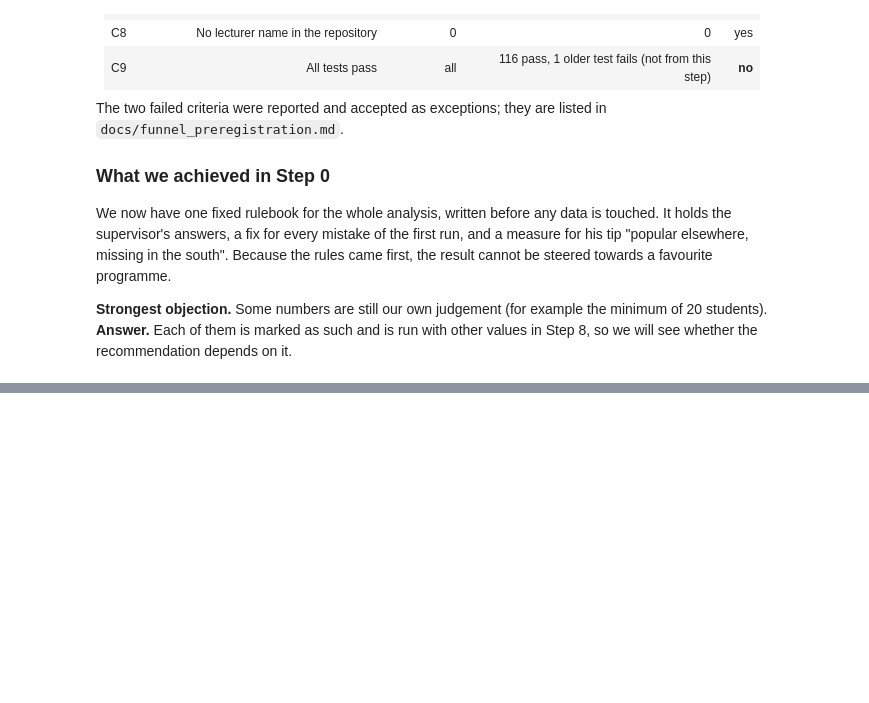
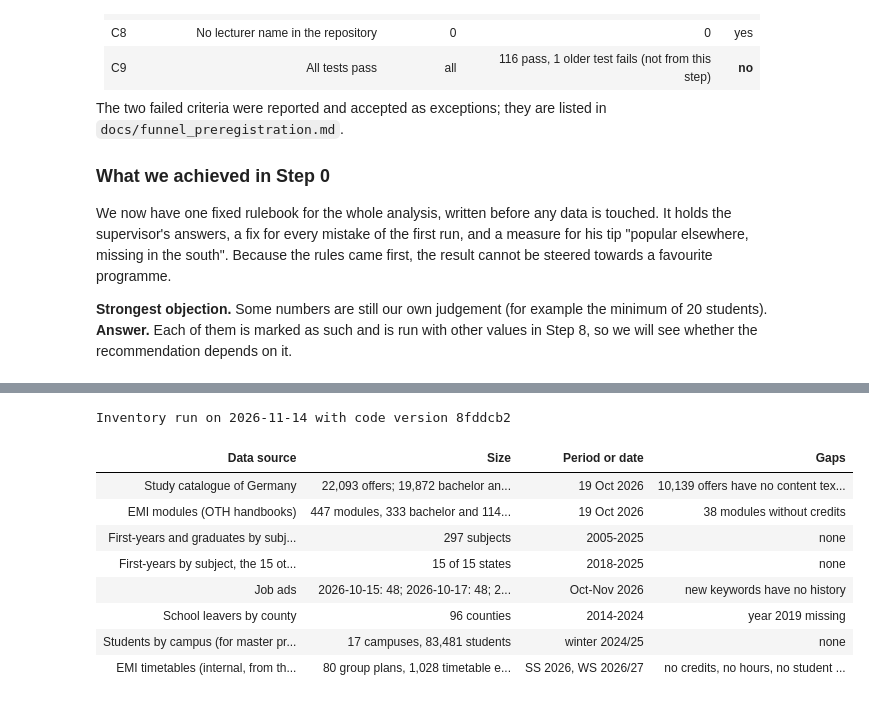
Before and after one commit to SomanthaManuranga/study-program-intelligence, a Jupyter notebook: notebooks/funnel_progress.ipynb, the cells around one changed output, grey strips where cells are left out. Cells and saved outputs as stored; diff of their text form; code cells hidden in the pictures; blank space fills up the shorter version.

```diff
--- a/notebooks/funnel_progress.ipynb
+++ b/notebooks/funnel_progress.ipynb
@@ -212,0 +218,32 @@ We now have one fixed rulebook for the whole analysis, written before any data i
+# %%
+import json
+INV = json.loads((ROOT / "data" / "interim" / "funnel2_inventory.json").read_text(encoding="utf-8"))
+cat, emi, tt, oth, thr = INV["catalogue"], INV["emi"], INV["timetables"], INV["other"], INV["threshold"]
+by = {t["table"]: t for t in INV["destatis"]}
+laender_ok = sum(v["covers_2019_2024"] for v in INV["laender"].values())
+print("Inventory run on", INV["stamp"]["date"], "with code version", INV["stamp"]["commit"])
+
+rows = [
+    ("Study catalogue of Germany", f"{cat['rows']:,} offers; {cat['after_dedupe']:,} bachelor and master offers after merging variants; {cat['full_time_after_dedupe']:,} full-time",
+        "19 Oct 2026", f"{cat['offers_empty_after_drops']:,} offers have no content text once filler is removed; no language field"),
+    ("EMI modules (OTH handbooks)", f"{emi['modules']} modules, {emi['by_level']['BA']} bachelor and {emi['by_level']['MA']} master", "19 Oct 2026", f"{emi['ects_missing']} modules without credits"),
+    ("First-years and graduates by subject, Bavaria and Germany", f"{by['21311-0015_BY']['subjects']} subjects", f"{by['21311-0015_BY']['first_year']}-{by['21311-0015_BY']['last_year']}", "none"),
+    ("First-years by subject, the 15 other federal states (new)", f"{laender_ok} of {len(INV['laender'])} states", "2018-2025", "none"),
+    ("Job ads", "; ".join(f"{d}: {n}" for d, n in oth["job_snapshots"].items()) + " counts", "Oct-Nov 2026", "new keywords have no history"),
+    ("School leavers by county", f"{oth['school_leavers']['counties_last_year']} counties", oth["school_leavers"]["years"], "year " + ", ".join(map(str, oth["school_leavers"]["missing_years"])) + " missing"),
+    ("Students by campus (for master programmes)", f"{oth['master_origins']['campuses']} campuses, {oth['master_origins']['students']:,} students", "winter 2024/25", "none"),
+    ("EMI timetables (internal, from the supervisor)", f"{tt['groups']} group plans, {tt['grid_cells']:,} timetable entries, {tt['distinct_subject_names']} subjects, {tt['lecturers']} lecturers",
+        ", ".join(tt["semesters"]), "no credits, no hours, no student numbers"),
+]
+show(pd.DataFrame(rows, columns=["Data source", "Size", "Period or date", "Gaps"]))
+# %% [output]
+Inventory run on 2026-11-14 with code version 8fddcb2
+| Data source | Size | Period or date | Gaps |
+| Study catalogue of Germany | 22,093 offers; 19,872 bachelor an... | 19 Oct 2026 | 10,139 offers have no content tex... |
+| EMI modules (OTH handbooks) | 447 modules, 333 bachelor and 114... | 19 Oct 2026 | 38 modules without credits |
+| First-years and graduates by subj... | 297 subjects | 2005-2025 | none |
+| First-years by subject, the 15 ot... | 15 of 15 states | 2018-2025 | none |
+| Job ads | 2026-10-15: 48; 2026-10-17: 48; 2... | Oct-Nov 2026 | new keywords have no history |
+| School leavers by county | 96 counties | 2014-2024 | year 2019 missing |
+| Students by campus (for master pr... | 17 campuses, 83,481 students | winter 2024/25 | none |
+| EMI timetables (internal, from th... | 80 group plans, 1,028 timetable e... | SS 2026, WS 2026/27 | no credits, no hours, no student ... |
```
Also changed, not shown: parts of 10 cells of this notebook, 2 other files.
